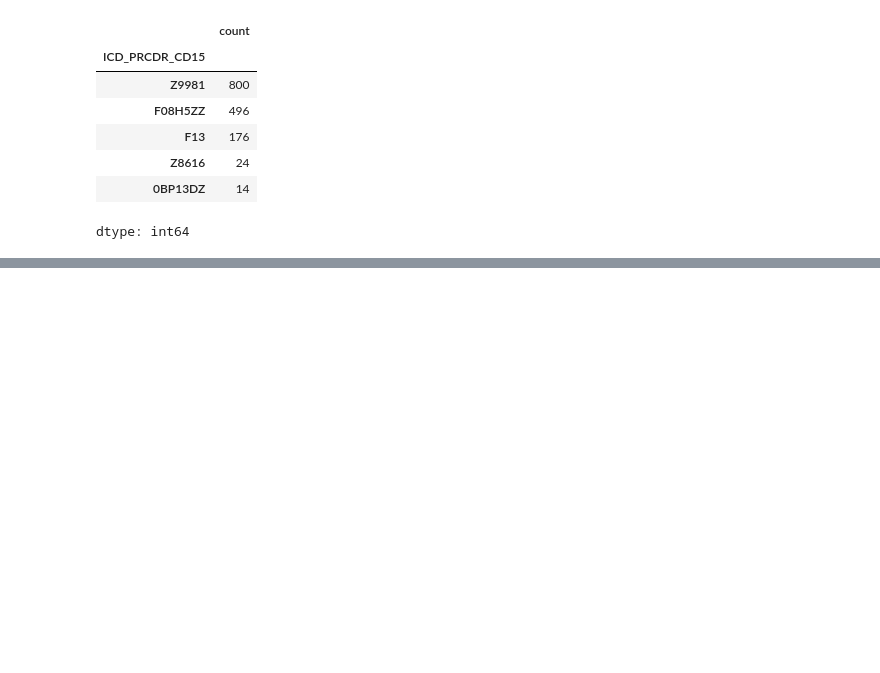
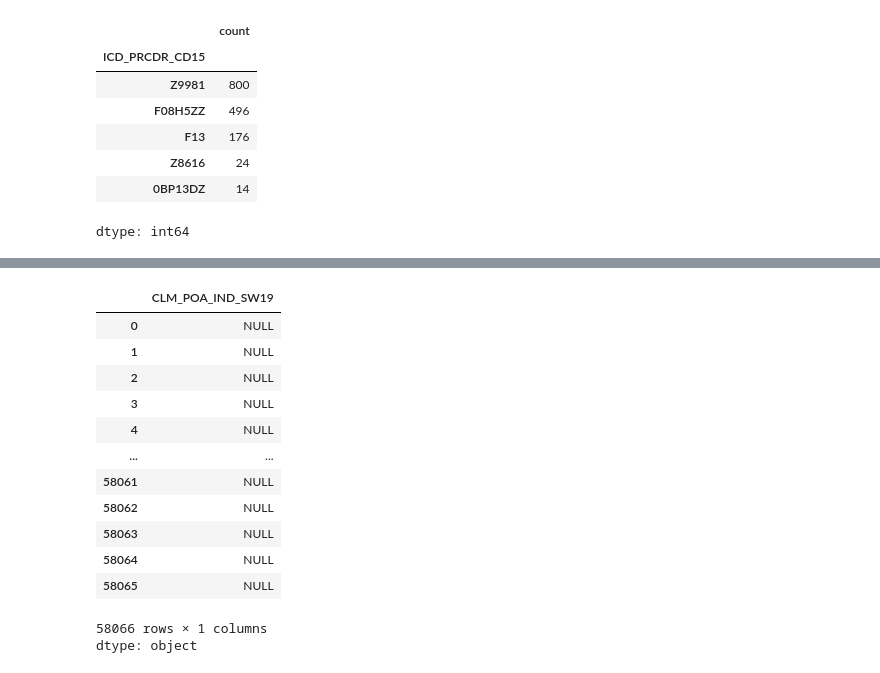
Before and after one commit to jmuryawan/module1-codexes-claims-analysis, a Jupyter notebook: analysis.ipynb, the cells around one changed output, grey strips where cells are left out. Saved outputs shown, nothing was run; the diff lists cells and outputs as text; code cells hidden in the pictures; blank space fills up the shorter version.

```diff
--- a/analysis.ipynb
+++ b/analysis.ipynb
@@ -158,0 +273,18 @@ dtype: int64
+# %%
+## 6. replacing missing data with 'NULL'
+df ['CLM_POA_IND_SW19'].fillna('NULL')
+# %% [output]
+|  | CLM_POA_IND_SW19 |
+| 0 | NULL |
+| 1 | NULL |
+| 2 | NULL |
+| 3 | NULL |
+| 4 | NULL |
+| ... | ... |
+| 58061 | NULL |
+| 58062 | NULL |
+| 58063 | NULL |
+| 58064 | NULL |
+| 58065 | NULL |
+58066 rows × 1 columns
+dtype: object
```
Also changed, not shown: parts of 18 cells of this notebook.
